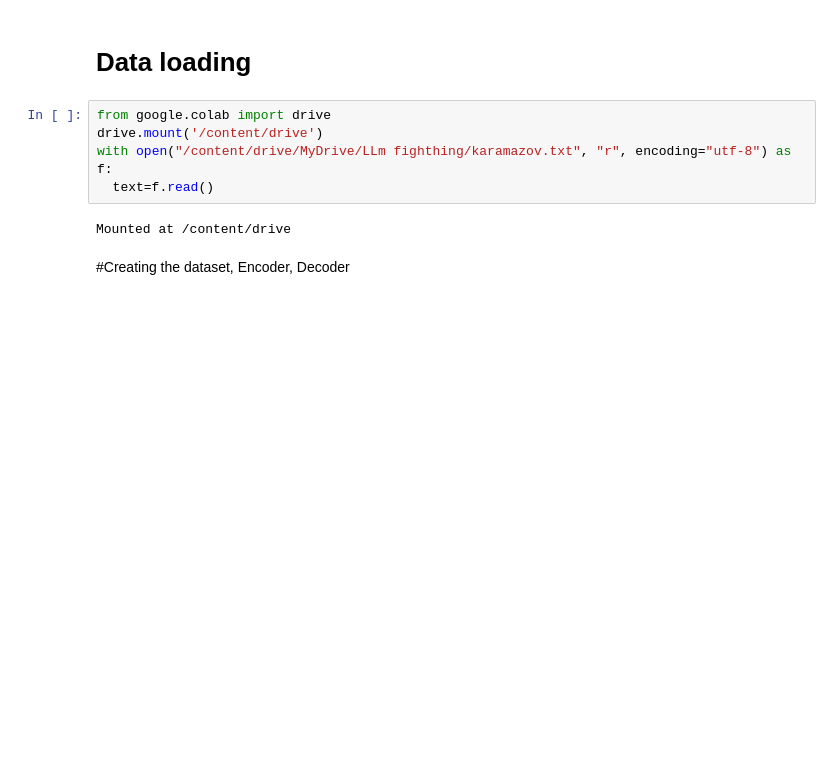
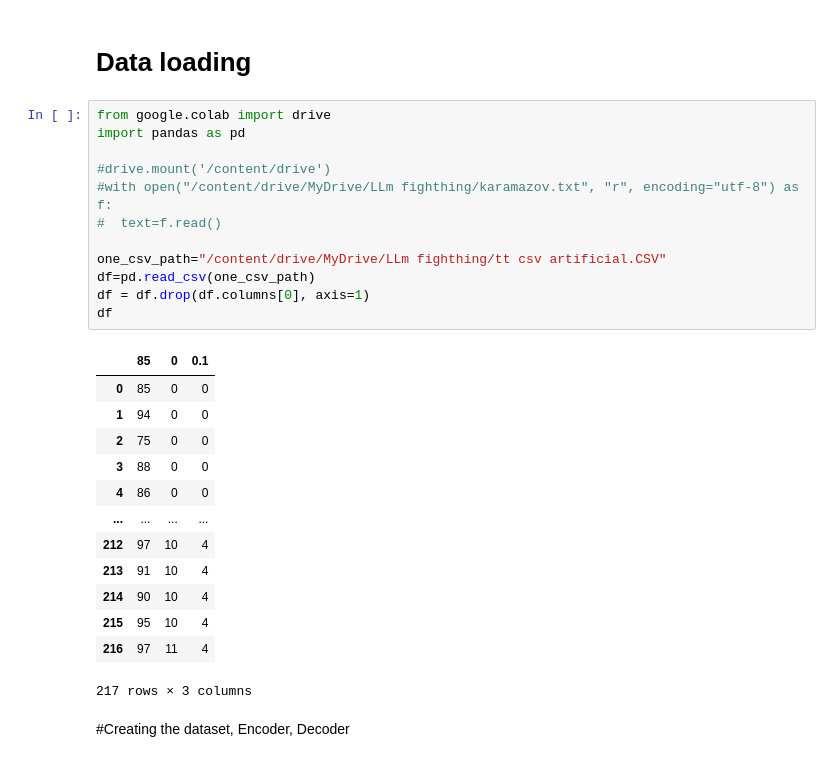
Before and after one commit to BlastOfMihh/TennisMania, a Jupyter notebook: default_transformer.ipynb, the cells around one changed output. Saved outputs shown, nothing was run; the diff lists cells and outputs as text; blank space fills up the shorter version.

```diff
--- a/default_transformer.ipynb
+++ b/default_transformer.ipynb
@@ -30,11 +33,30 @@ torch.manual_seed(1337)
 # Data loading
 # %%
 from google.colab import drive
-drive.mount('/content/drive')
-with open("/content/drive/MyDrive/LLm fighthing/karamazov.txt", "r", encoding="utf-8") as f:
-  text=f.read()
+import pandas as pd
+
+#drive.mount('/content/drive')
+#with open("/content/drive/MyDrive/LLm fighthing/karamazov.txt", "r", encoding="utf-8") as f:
+#  text=f.read()
+
+one_csv_path="/content/drive/MyDrive/LLm fighthing/tt csv artificial.CSV"
+df=pd.read_csv(one_csv_path)
+df = df.drop(df.columns[0], axis=1)
+df
 # %% [output]
+|  | 85 | 0 | 0.1 |
+| 0 | 85 | 0 | 0 |
+| 1 | 94 | 0 | 0 |
+| 2 | 75 | 0 | 0 |
+| 3 | 88 | 0 | 0 |
+| 4 | 86 | 0 | 0 |
+| ... | ... | ... | ... |
+| 212 | 97 | 10 | 4 |
+| 213 | 91 | 10 | 4 |
+| 214 | 90 | 10 | 4 |
+| 215 | 95 | 10 | 4 |
+| 216 | 97 | 11 | 4 |
-Mounted at /content/drive
+217 rows × 3 columns
 # %% [markdown]
 #Creating the dataset, Encoder, Decoder
 # %%
```
Also changed, not shown: parts of 8 cells of this notebook.
